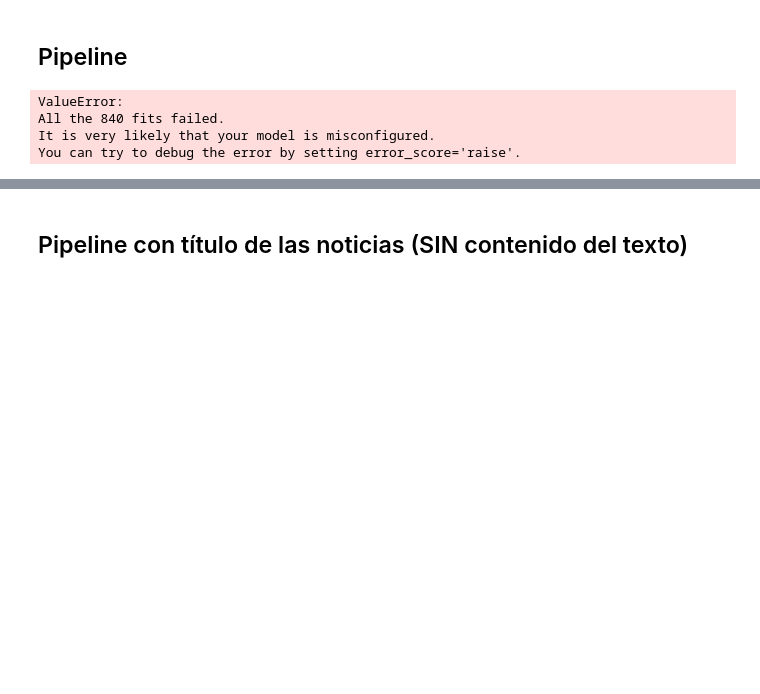
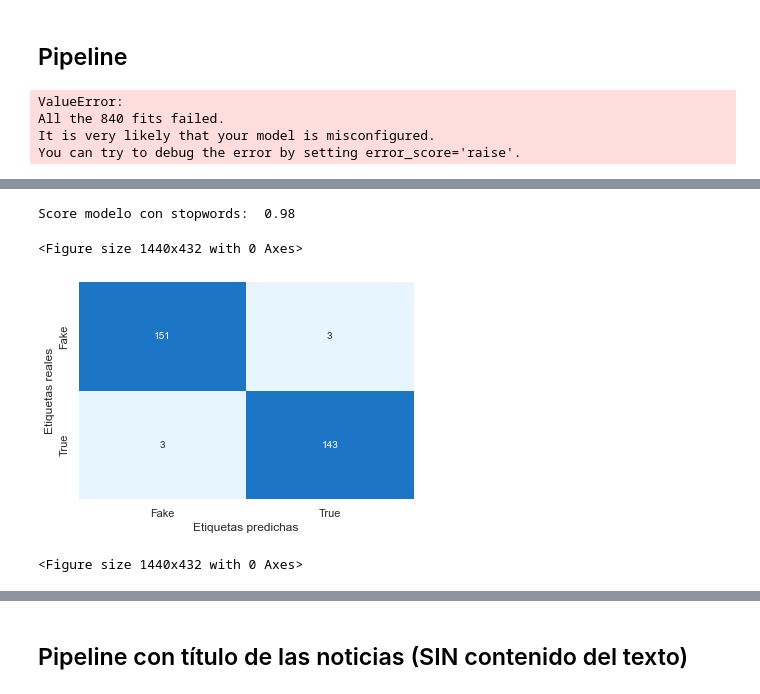
Before and after one commit to germanscillato/DS_DIGITALHOUSE-TP-INTEGRADOR, a Jupyter notebook: fakenews_organizada.ipynb, the cells around one changed output, grey strips where cells are left out. Cells and saved outputs as stored; diff of their text form; code cells hidden in the pictures; blank space fills up the shorter version.

```diff
--- a/fakenews_organizada.ipynb
+++ b/fakenews_organizada.ipynb
@@ -598,0 +645,18 @@ grid.best_params_
+# %%
+
+# Modelo ejemplo para mostrar sobre ajuste.
+my_tree = tree.DecisionTreeClassifier(criterion='entropy', max_depth=5)
+my_tree.fit(X_train_completo , y_train_completo )
+print("Score modelo con stopwords: ", my_tree.score(X_test_completo , y_test_completo ))
+# %% [output]
+Score modelo con stopwords:  0.98
+# %%
+cm_tree = confusion_matrix(y_test_completo , my_tree.predict(X_test_completo ))
+sns.heatmap(cm_tree, xticklabels=axis_labels, yticklabels=axis_labels, cbar=False, annot=True, cmap=cmap, fmt='g')
+plt.ylabel('Etiquetas reales')
+plt.xlabel('Etiquetas predichas');
+plt.figure(figsize=(20,6))
+# %% [output]
+<Figure size 1440x432 with 0 Axes>
+[figure, added]
+<Figure size 1440x432 with 0 Axes>
```
Also changed, not shown: parts of 6 cells of this notebook.
